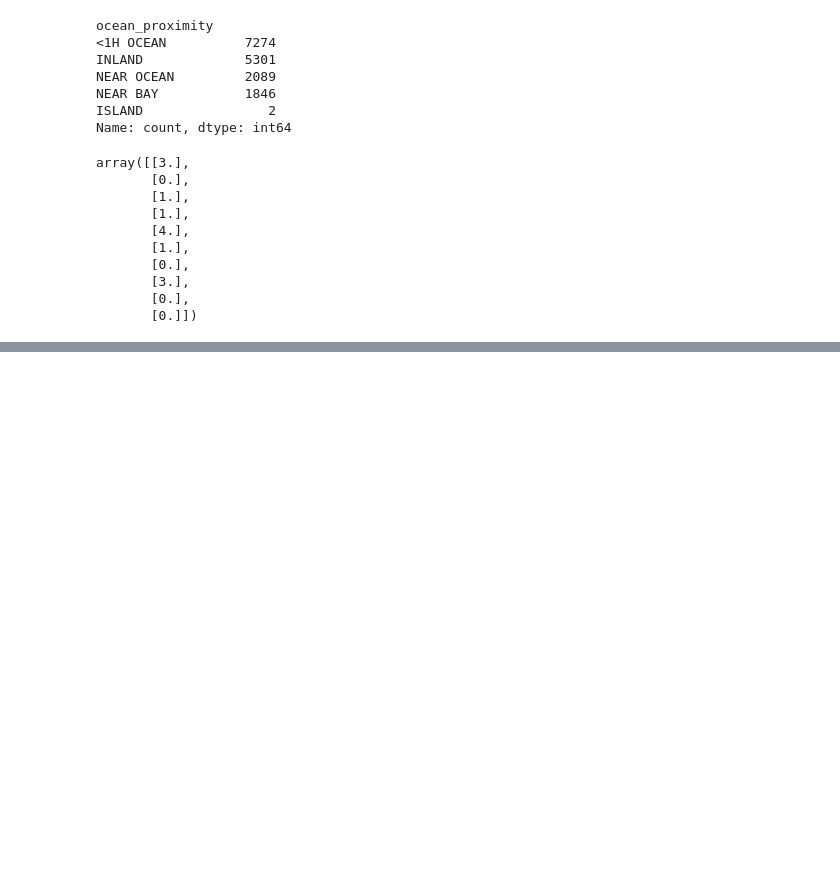
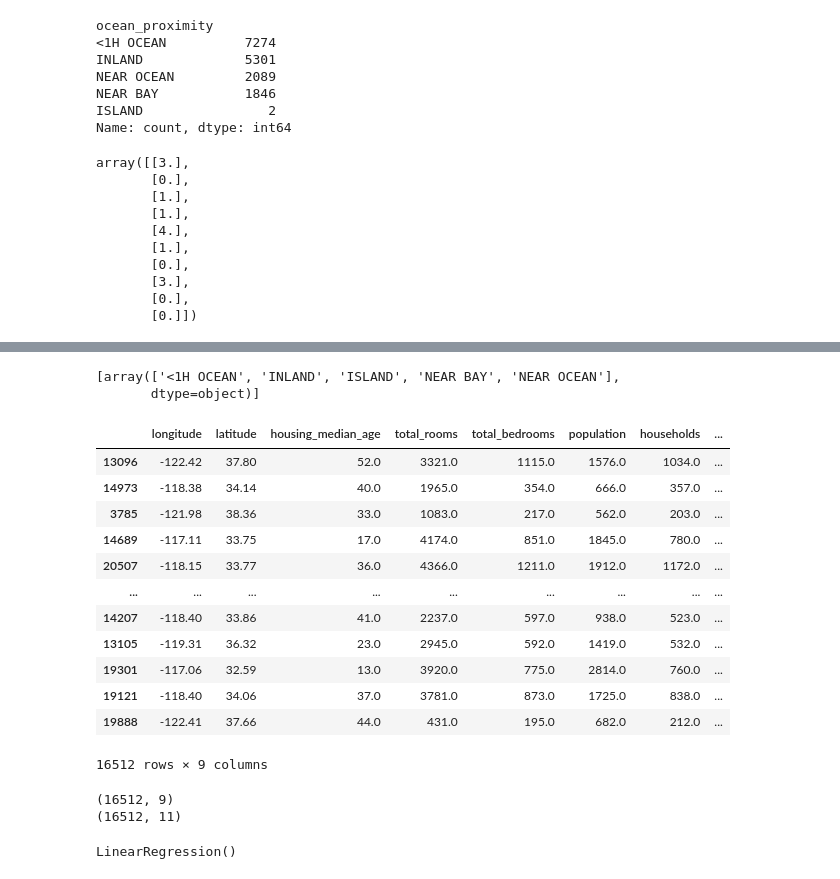
Before and after one commit to hcccccz/hand_on_ml, a Jupyter notebook: Untitled-1.ipynb, the cells around one changed output, grey strips where cells are left out. Drawn from its saved outputs; the diff is of its cells as text; code cells hidden in the pictures; blank space fills up the shorter version.

```diff
--- a/Untitled-1.ipynb
+++ b/Untitled-1.ipynb
@@ -254,0 +280,21 @@ array([[3.],
+# %%
+cat_encoder.categories_
+# %% [output]
+[array(['<1H OCEAN', 'INLAND', 'ISLAND', 'NEAR BAY', 'NEAR OCEAN'],
+       dtype=object)]
+# %%
+housing
+# %% [output]
+|  | longitude | latitude | housing_median_age | total_rooms | total_bedrooms | population | households | ... |
+| 13096 | -122.42 | 37.80 | 52.0 | 3321.0 | 1115.0 | 1576.0 | 1034.0 | ... |
+| 14973 | -118.38 | 34.14 | 40.0 | 1965.0 | 354.0 | 666.0 | 357.0 | ... |
+| 3785 | -121.98 | 38.36 | 33.0 | 1083.0 | 217.0 | 562.0 | 203.0 | ... |
+| 14689 | -117.11 | 33.75 | 17.0 | 4174.0 | 851.0 | 1845.0 | 780.0 | ... |
+| 20507 | -118.15 | 33.77 | 36.0 | 4366.0 | 1211.0 | 1912.0 | 1172.0 | ... |
+| ... | ... | ... | ... | ... | ... | ... | ... | ... |
+| 14207 | -118.40 | 33.86 | 41.0 | 2237.0 | 597.0 | 938.0 | 523.0 | ... |
+| 13105 | -119.31 | 36.32 | 23.0 | 2945.0 | 592.0 | 1419.0 | 532.0 | ... |
+| 19301 | -117.06 | 32.59 | 13.0 | 3920.0 | 775.0 | 2814.0 | 760.0 | ... |
+| 19121 | -118.40 | 34.06 | 37.0 | 3781.0 | 873.0 | 1725.0 | 838.0 | ... |
+| 19888 | -122.41 | 37.66 | 44.0 | 431.0 | 195.0 | 682.0 | 212.0 | ... |
+16512 rows × 9 columns
@@ -254,0 +319,9 @@ array([[3.],
+# %%
+attr_adder = CombinedAttributesAdder(add_bedrooms_per_rooom=False)
+
+housing_extra_attribs = attr_adder.transform(housing.values)
+print(housing.values.shape)
+print(housing_extra_attribs.shape)
+# %% [output]
+(16512, 9)
+(16512, 11)
@@ -254,0 +350,7 @@ array([[3.],
+# %%
+from sklearn.linear_model import LinearRegression
+
+lin_reg = LinearRegression()
+lin_reg.fit(housing_prepared, housing_labels)
+# %% [output]
+LinearRegression()
```
Also changed, not shown: parts of 7 cells of this notebook.
